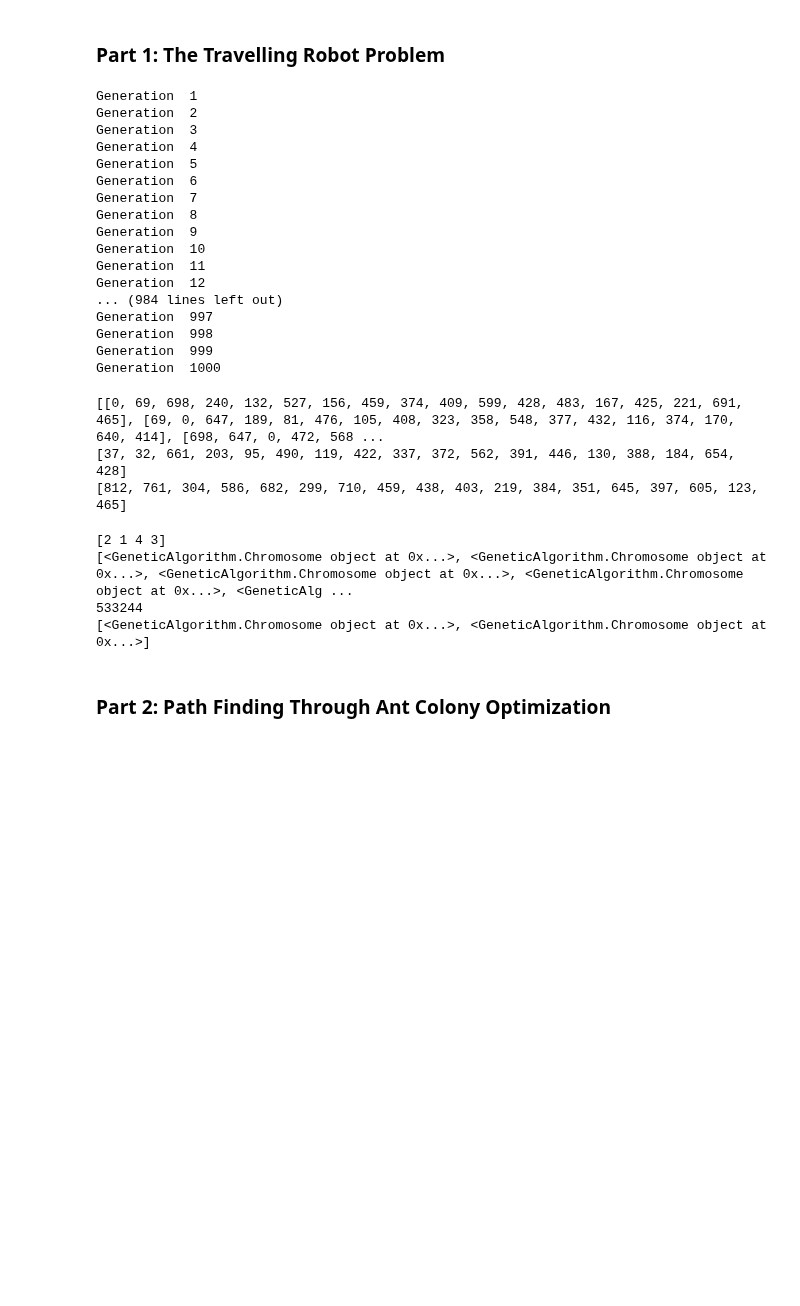
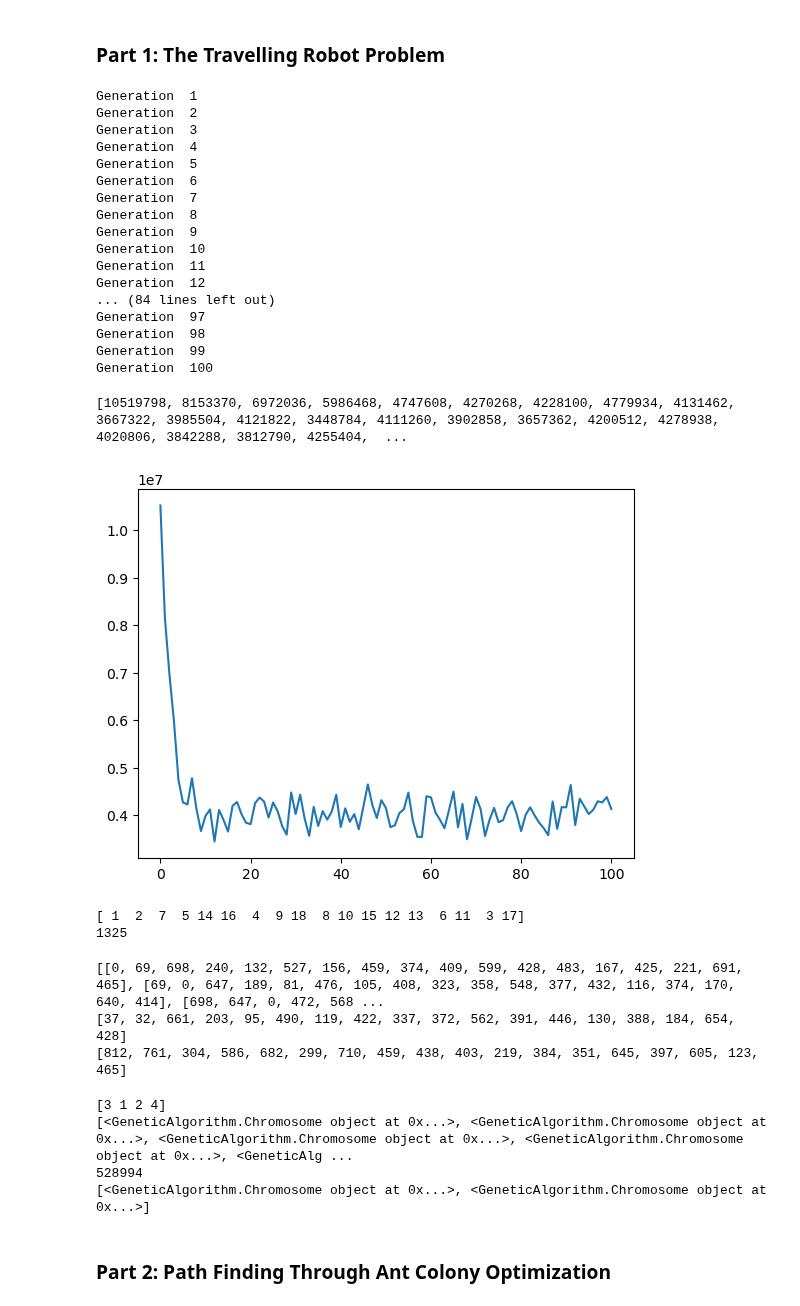
Before and after one commit to Howieboss02/Computational-Intelligence-ACO-ANN, a Jupyter notebook: Assignment_2/src/Main.ipynb, the cells around one changed output. Drawn from its saved outputs; the diff is of its cells as text; code cells hidden in the pictures; blank space fills up the shorter version.

Commit message:
Save the progress on the GA
Currently best score = 1324

```diff
--- a/Assignment_2/src/Main.ipynb
+++ b/Assignment_2/src/Main.ipynb
@@ -10,10 +10,10 @@ from TSPData import TSPData
 ### Part 1: The Travelling Robot Problem
 # %%
 # Please keep your parameters for the Genetic Algorithm easily changeable here
-population_size = 100
-generations = 100000
-mutation_rate = 0.15
-crossover_probability = 0.8
+population_size = 2000
+generations = 100
+mutation_rate = 0.1
+crossover_probability = 0.7
 persist_file = "./../data/optimal_tsp"
 
 # Setup optimization
@@ -23,6 +23,7 @@ ga = GeneticAlgorithm(generations, population_size, mutation_rate, crossover_pro
 # Run optimzation and write to file
 
 solution = ga.solve_tsp(tsp_data)
+improvement = ga.population_fitness
 tsp_data.write_action_file(solution, "./../data/tsp_solution.txt")
 # %% [output]
 Generation  1
@@ -37,11 +38,27 @@ Generation  9
 Generation  10
 Generation  11
 Generation  12
-... (984 lines left out)
-Generation  997
-Generation  998
-Generation  999
-Generation  1000
+... (84 lines left out)
+Generation  97
+Generation  98
+Generation  99
+Generation  100
+# %%
+import matplotlib.pyplot as plt
+import numpy as np
+print(improvement)
+plt.plot(improvement)
+plt.show()
+# %% [output]
+[10519798, 8153370, 6972036, 5986468, 4747608, 4270268, 4228100, 4779934, 4131462, 3667322, 3985504, 4121822, 3448784, 4111260, 3902858, 3657362, 4200512, 4278938, 4020806, 3842288, 3812790, 4255404,  ...
+[figure, added]
+# %%
+best = ga.population.take_best_chromosome()
+print(best.get_products())
+print(best.get_score())
+# %% [output]
+[ 1  2  7  5 14 16  4  9 18  8 10 15 12 13  6 11  3 17]
+1325
 # %%
 print(tsp_data.get_distances())
 print(tsp_data.get_start_distances())
@@ -71,9 +88,9 @@ print(population.chromosomes)
 print(population.calculate_population_fitness())
 print(ga.roulette(population))
 # %% [output]
-[2 1 4 3]
+[3 1 2 4]
 [<GeneticAlgorithm.Chromosome object at 0x...>, <GeneticAlgorithm.Chromosome object at 0x...>, <GeneticAlgorithm.Chromosome object at 0x...>, <GeneticAlgorithm.Chromosome object at 0x...>, <GeneticAlg ...
-533244
+528994
 [<GeneticAlgorithm.Chromosome object at 0x...>, <GeneticAlgorithm.Chromosome object at 0x...>]
 # %% [markdown]
 ### Part 2: Path Finding Through Ant Colony Optimization
```
Also changed, not shown: parts of 2 cells of this notebook, 2 other files.
